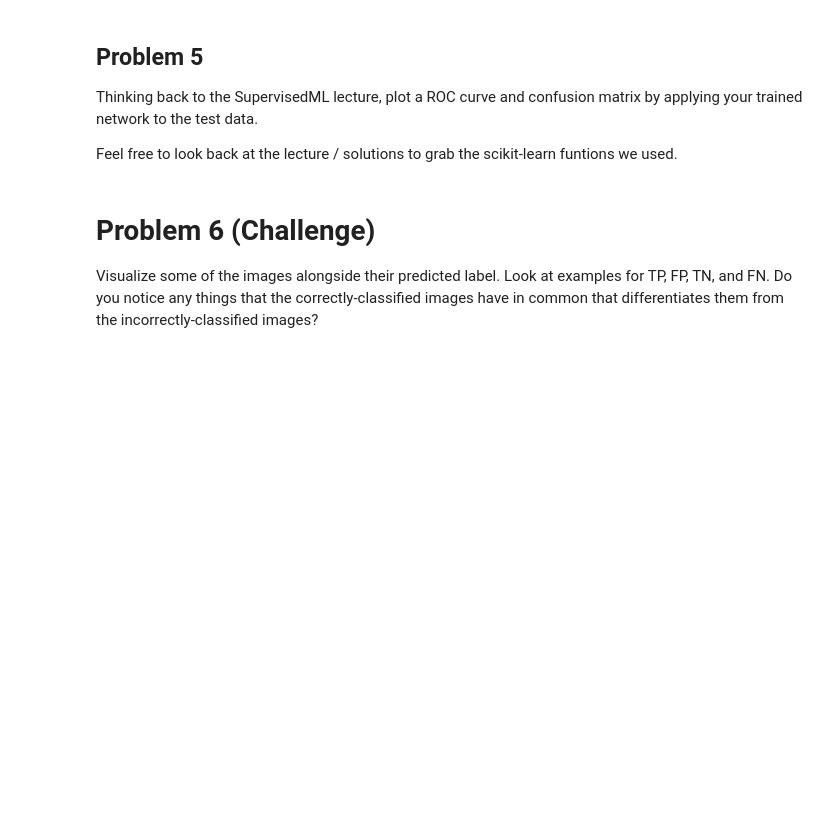
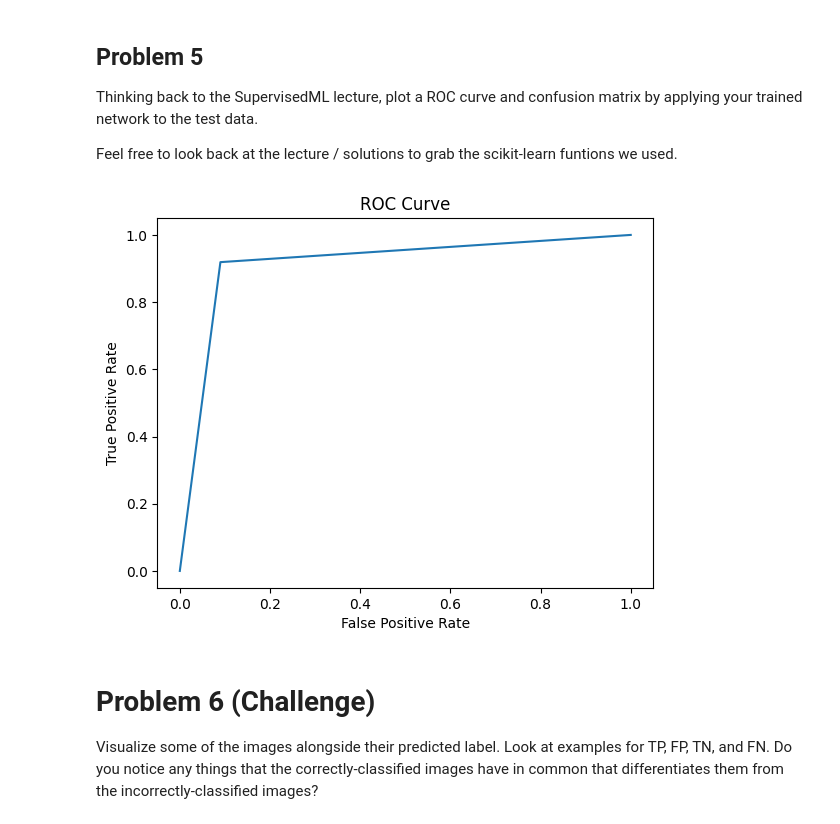
Before and after one commit to AlexanderBrisebois/Session-25, a Jupyter notebook: Day2/DeepLearningProblems.ipynb, the cells around one changed output. Drawn from its saved outputs; the diff is of its cells as text; code cells hidden in the pictures; blank space fills up the shorter version.

````diff
--- a/Day2/DeepLearningProblems.ipynb
+++ b/Day2/DeepLearningProblems.ipynb
@@ -258,26 +281,3 @@ for epoch in range(1, epochs + 1):
 ```
 
 Bonus points if you evaluate the accuracy of the validation set at the end of each epoch. Revisit the lecture for examples here. Remember to set your model to `train()` or `eval()` depending on what operation you're doing.
-# %%
-losses = []
-
-for epoch in range(1, epochs + 1):
-    model.train()
-    for batch_idx, (data, target) in enumerate(train_loader):
-        # Move data and target to the same device as the model (CPU or GPU)
-        data, target = data.to(device), target.to(device)
-        target = target.float().view(-1, 1)
-
-        # 1. Forward pass
-        outputs = model(data)
-        loss = criterion(torch.exp(outputs[:, 1:2]), target)
-
-        # 2. Backward pass and optimization
-        optimizer.zero_grad()
-        loss.backward()
-        optimizer.step()
-
-        losses.append(loss.item())
-
-    # Print progress every epoch
-    print(f'Epoch [{epoch}/{epochs}], Loss: {loss.item():.4f}')
@@ -396,6 +449,30 @@ def forward(self, x):
 Thinking back to the SupervisedML lecture, plot a ROC curve and confusion matrix by applying your trained network to the test data.
 
 Feel free to look back at the lecture / solutions to grab the scikit-learn funtions we used.
+# %%
+# Get predictions
+cnn.eval()
+y_pred, y_true = [], []
+
+with torch.no_grad():
+    for data, target in test_loader:
+        data, target = data.to(device), target.to(device)
+        output = cnn(data)
+        y_pred += output.argmax(dim=1, keepdim=True).numpy()[:,0].tolist()
+        y_true += target.numpy().tolist()
+# %%
+import matplotlib.pyplot as plt
+from sklearn.metrics import roc_curve
+
+fpr, tpr, thresholds = roc_curve(y_true, y_pred)
+
+plt.plot(fpr, tpr)
+plt.xlabel('False Positive Rate')
+plt.ylabel('True Positive Rate')
+plt.title('ROC Curve')
+plt.show()
+# %% [output]
+[figure, added]
 # %% [markdown]
 # Problem 6 (Challenge)
 
````
Also changed, not shown: parts of 7 cells of this notebook.
